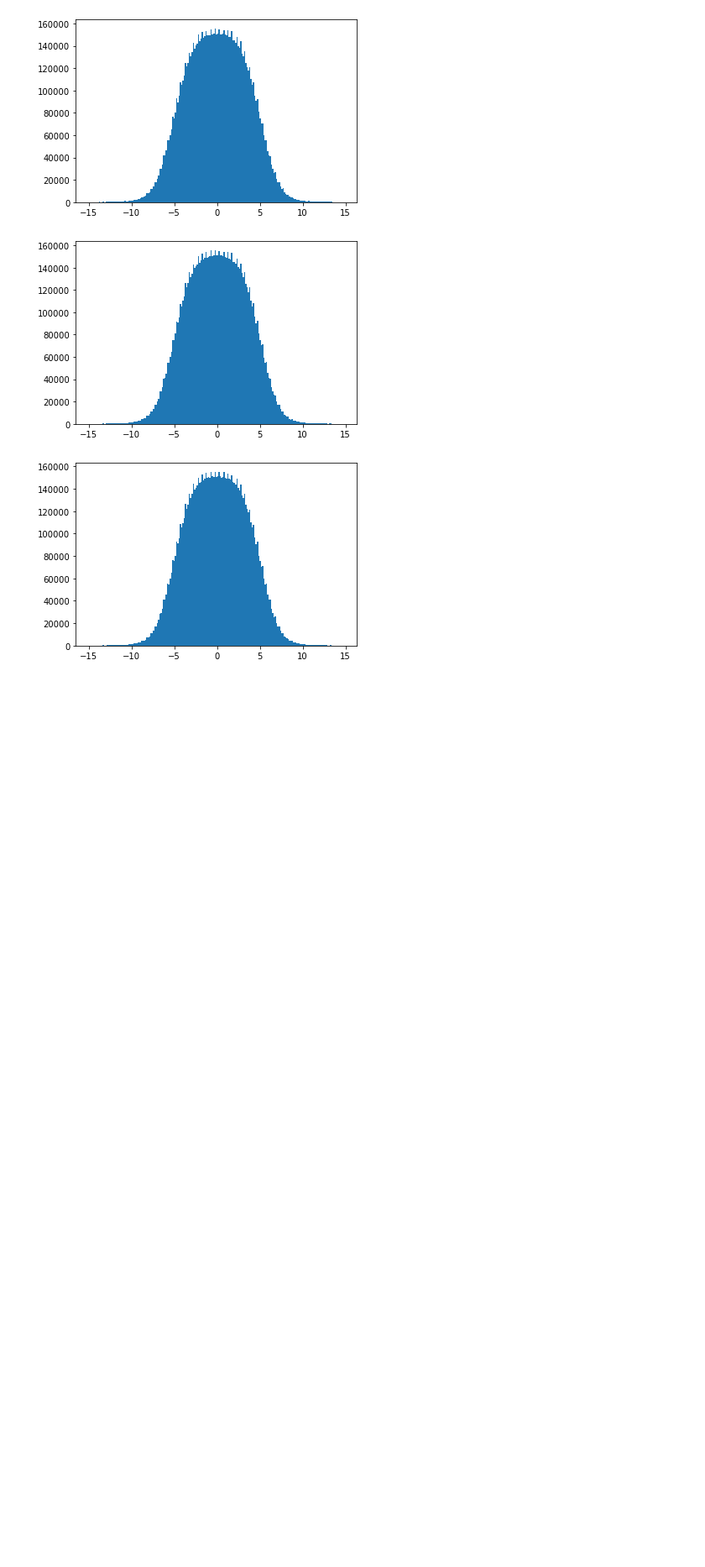
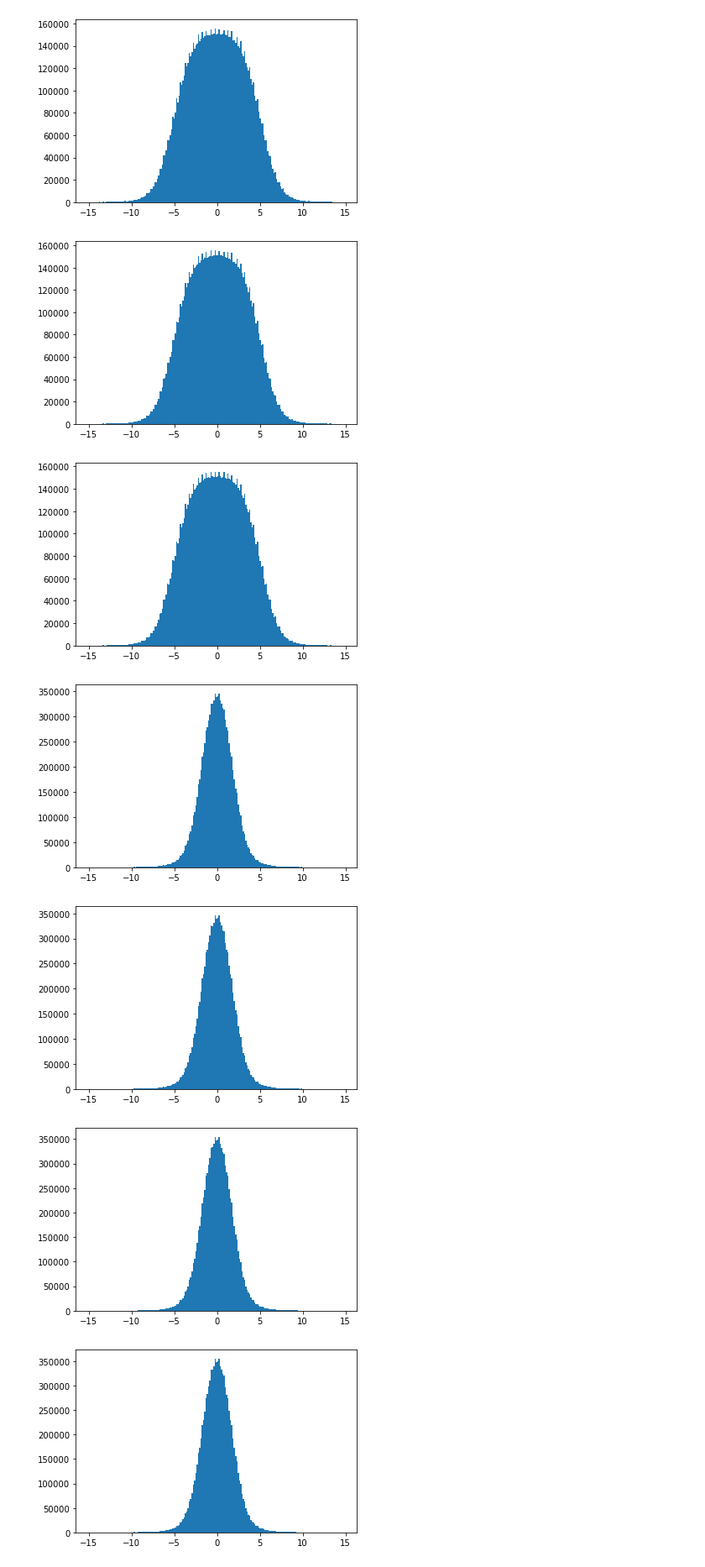
Before and after one commit to yoshi-jun/note, a Jupyter notebook: plt-DitSur-Pt.ipynb, the cells around one changed output. Shown at 84% size. Saved outputs shown, nothing was run; the diff lists cells and outputs as text; code cells hidden in the pictures; blank space fills up the shorter version.

```diff
--- a/plt-DitSur-Pt.ipynb
+++ b/plt-DitSur-Pt.ipynb
@@ -64,3 +64,21 @@ plt.close()
 [figure]
 [figure]
 [figure]
+# %%
+plt.hist(histx_my_gun, bins = bins)
+plt.show()
+plt.close()
+plt.hist(histy_my_gun, bins = bins)
+plt.show()
+plt.close()
+plt.hist(histx_g4_gun, bins = bins)
+plt.show()
+plt.close()
+plt.hist(histy_g4_gun, bins = bins)
+plt.show()
+plt.close()
+# %% [output]
+[figure, added]
+[figure, added]
+[figure, added]
+[figure, added]
```
Also changed, not shown: parts of 7 cells of this notebook, 1 other file.
